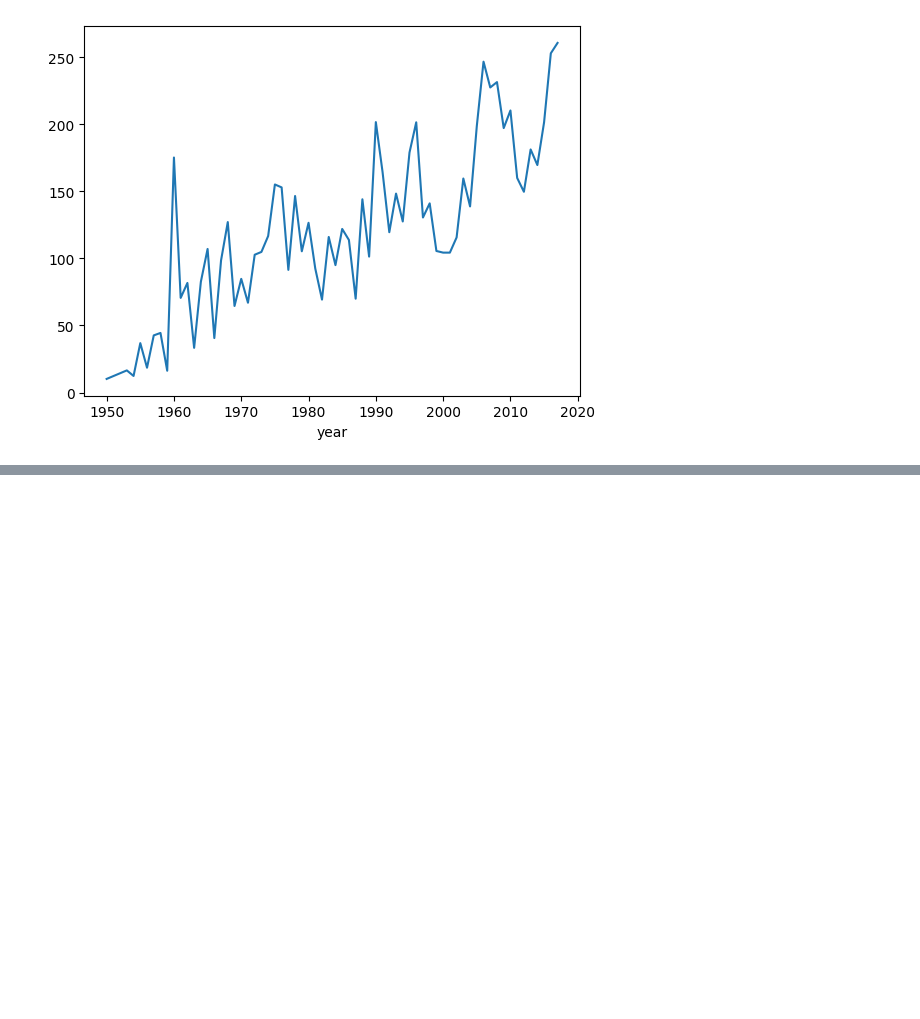
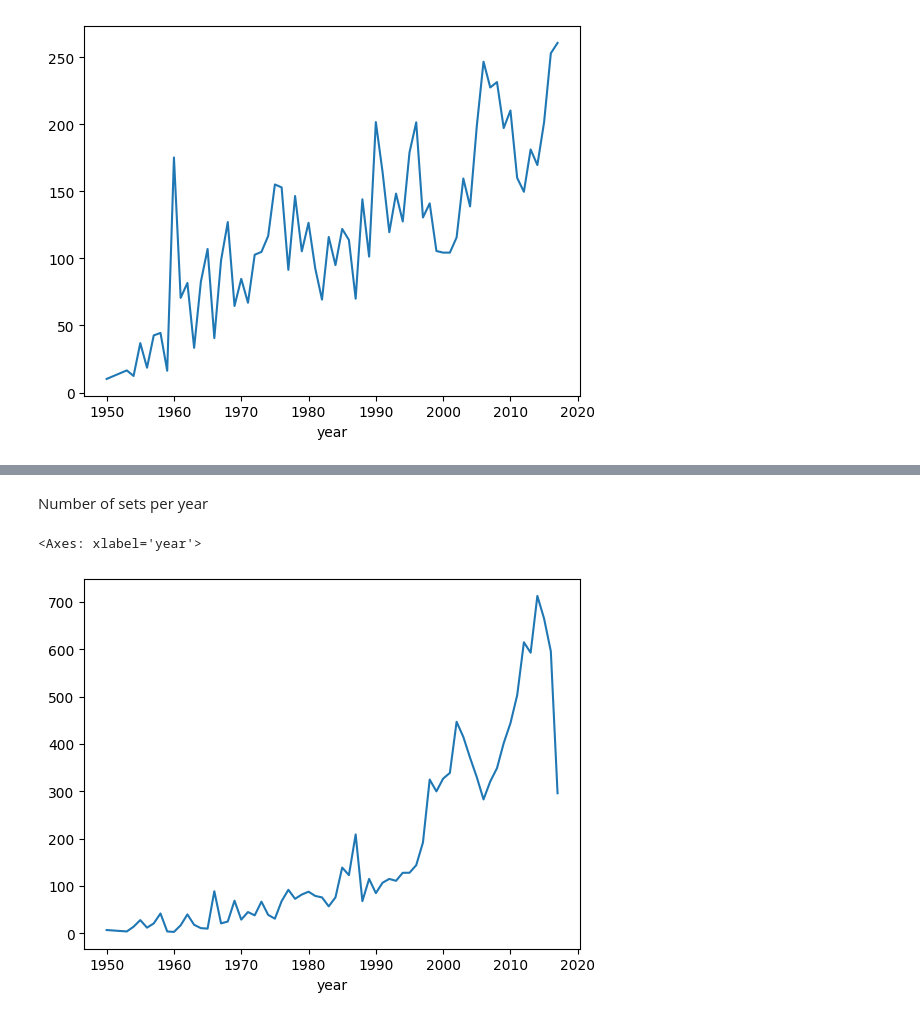
Before and after one commit to MatthewKolotylo/Lego-Project, a Jupyter notebook: Master Code Copy.ipynb, the cells around one changed output, grey strips where cells are left out. Saved outputs shown, nothing was run; the diff lists cells and outputs as text; code cells hidden in the pictures; blank space fills up the shorter version.

```diff
--- a/Master Code Copy.ipynb
+++ b/Master Code Copy.ipynb
@@ -16,3 +19,8 @@ colors_df = pd.read_csv(r'colors.csv')
+# %%
+colors_df.rename(columns={'id':'color_id','name':'color_name'}, inplace=True)
+parts_df.rename(columns={'name':'part_name'}, inplace=True)
+sets_df.rename(columns={'name':'set_name'}, inplace=True)
+themes_df.rename(columns={'name':'theme_name'}, inplace=True)
 # %% [markdown]
 No missing values so lets merge
 # %%
@@ -156,0 +91,8 @@ colors_df
+# %% [markdown]
+Number of sets per year
+# %%
+set_overtime = sets_df.groupby("year")["name"].count()
+set_overtime.plot()
+# %% [output]
+<Axes: xlabel='year'>
+[figure, added]
```
Also changed, not shown: parts of 30 cells of this notebook.
